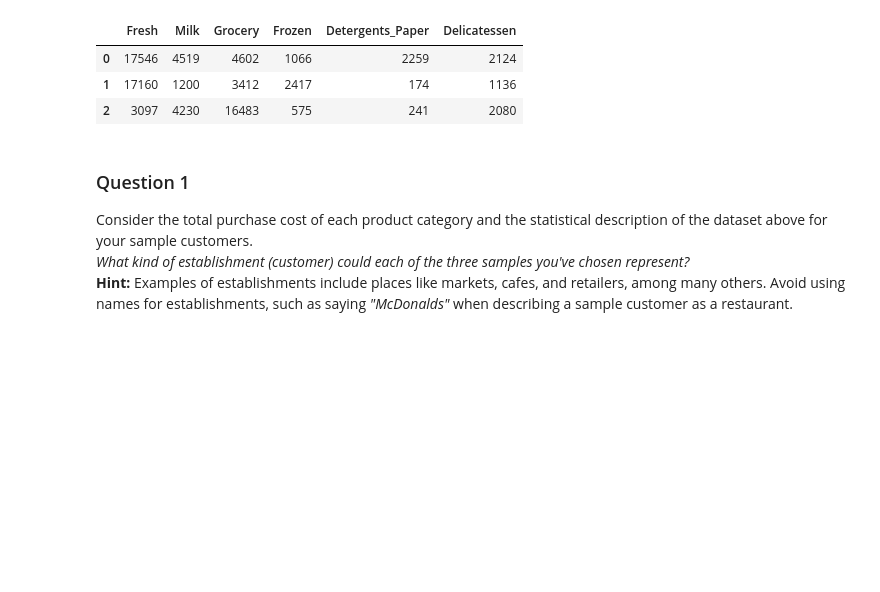
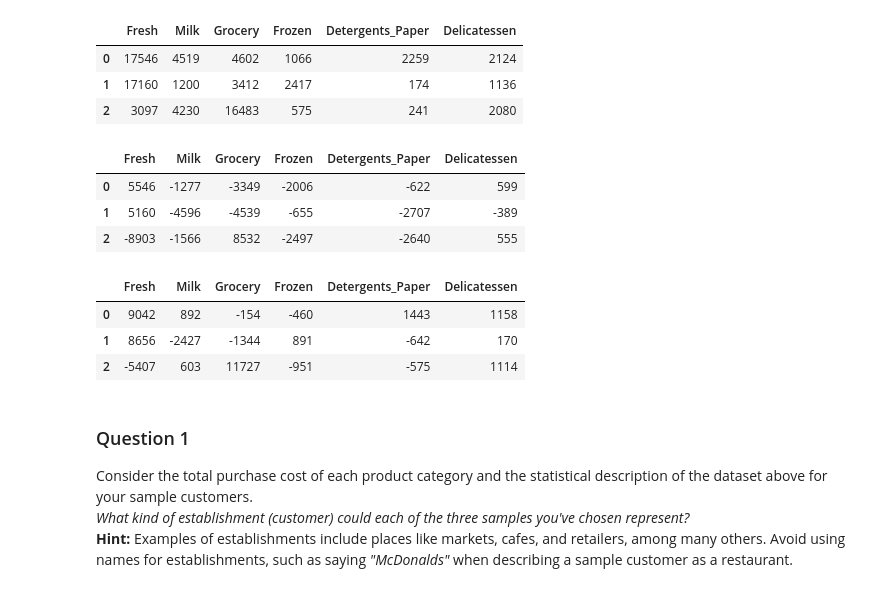
Before and after one commit to erk52/machine-learning, a Jupyter notebook: projects/customer_segments/customer_segments.ipynb, the cells around one changed output. Saved outputs shown, nothing was run; the diff lists cells and outputs as text; code cells hidden in the pictures; blank space fills up the shorter version.

```diff
--- a/projects/customer_segments/customer_segments.ipynb
+++ b/projects/customer_segments/customer_segments.ipynb
@@ -72,6 +72,20 @@ Chosen samples of wholesale customers dataset:
 | 0 | 17546 | 4519 | 4602 | 1066 | 2259 | 2124 |
 | 1 | 17160 | 1200 | 3412 | 2417 | 174 | 1136 |
 | 2 | 3097 | 4230 | 16483 | 575 | 241 | 2080 |
+# %%
+delta_mean = samples - data.mean().round()
+delta_median = samples - data.median().round()
+
+display(delta_mean, delta_median)
+# %% [output]
+|  | Fresh | Milk | Grocery | Frozen | Detergents_Paper | Delicatessen |
+| 0 | 5546 | -1277 | -3349 | -2006 | -622 | 599 |
+| 1 | 5160 | -4596 | -4539 | -655 | -2707 | -389 |
+| 2 | -8903 | -1566 | 8532 | -2497 | -2640 | 555 |
+|  | Fresh | Milk | Grocery | Frozen | Detergents_Paper | Delicatessen |
+| 0 | 9042 | 892 | -154 | -460 | 1443 | 1158 |
+| 1 | 8656 | -2427 | -1344 | 891 | -642 | 170 |
+| 2 | -5407 | 603 | 11727 | -951 | -575 | 1114 |
 # %% [markdown]
 ### Question 1
 Consider the total purchase cost of each product category and the statistical description of the dataset above for your sample customers.
```
Also changed, not shown: parts of 11 cells of this notebook, 1 other file.
